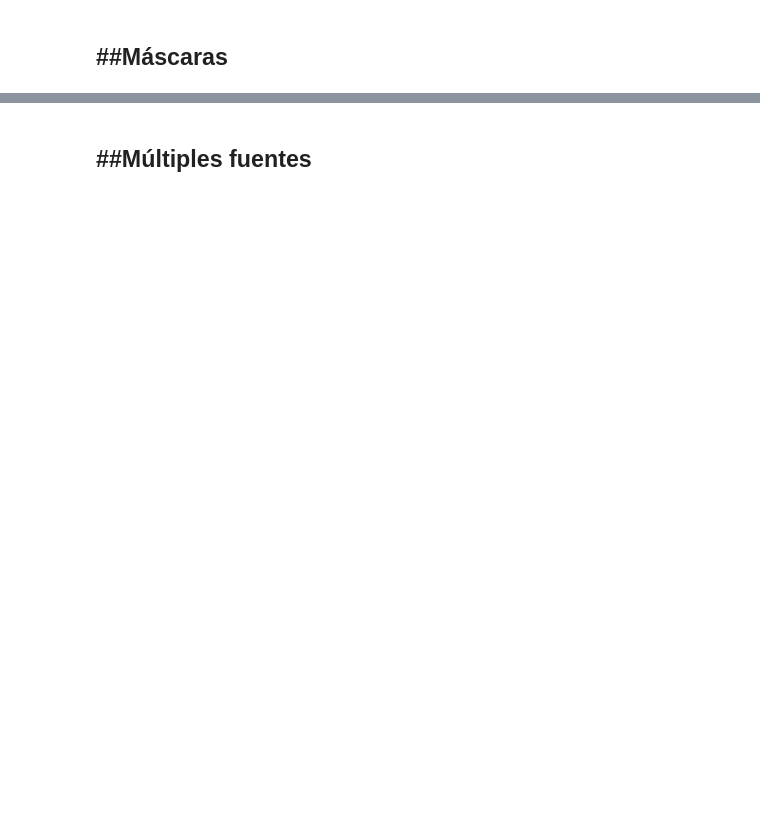
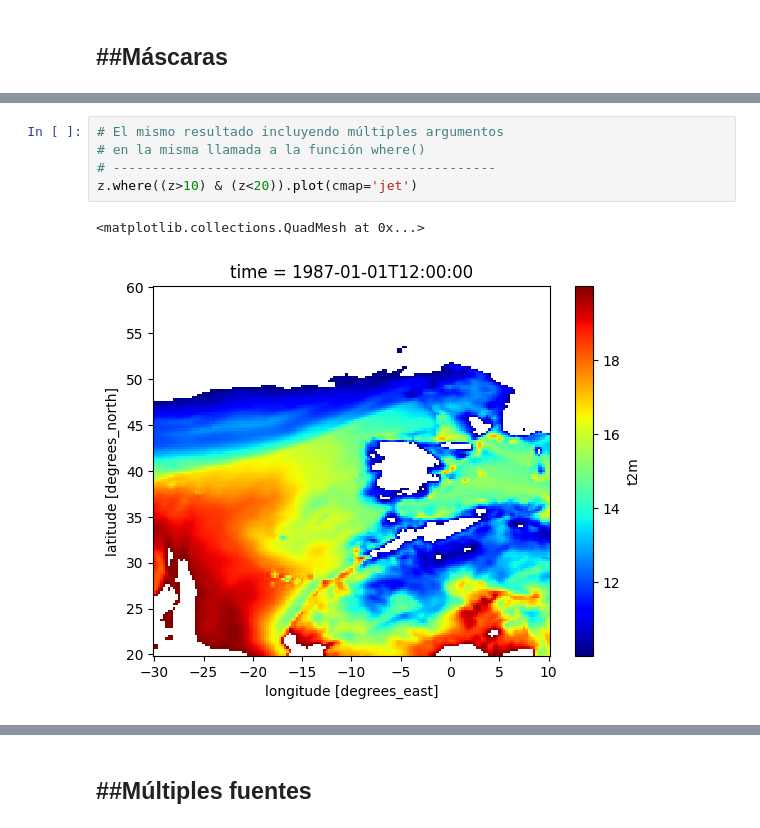
Before and after one commit to waveology/kitchen, a Jupyter notebook: introducción_a_netcdf_y_xarray.ipynb, the cells around one changed output, grey strips where cells are left out. Drawn from its saved outputs; the diff is of its cells as text; blank space fills up the shorter version.

```diff
--- a/introducción_a_netcdf_y_xarray.ipynb
+++ b/introducción_a_netcdf_y_xarray.ipynb
@@ -780,0 +456,8 @@ t2m.groupby('time.month').mean(dim='time').plot(col='month',col_wrap=4,cmap='jet
+# %%
+# El mismo resultado incluyendo múltiples argumentos
+# en la misma llamada a la función where()
+# -------------------------------------------------
+z.where((z>10) & (z<20)).plot(cmap='jet')
+# %% [output]
+<matplotlib.collections.QuadMesh at 0x...>
+[figure, added]
```
Also changed, not shown: parts of 66 cells of this notebook.
